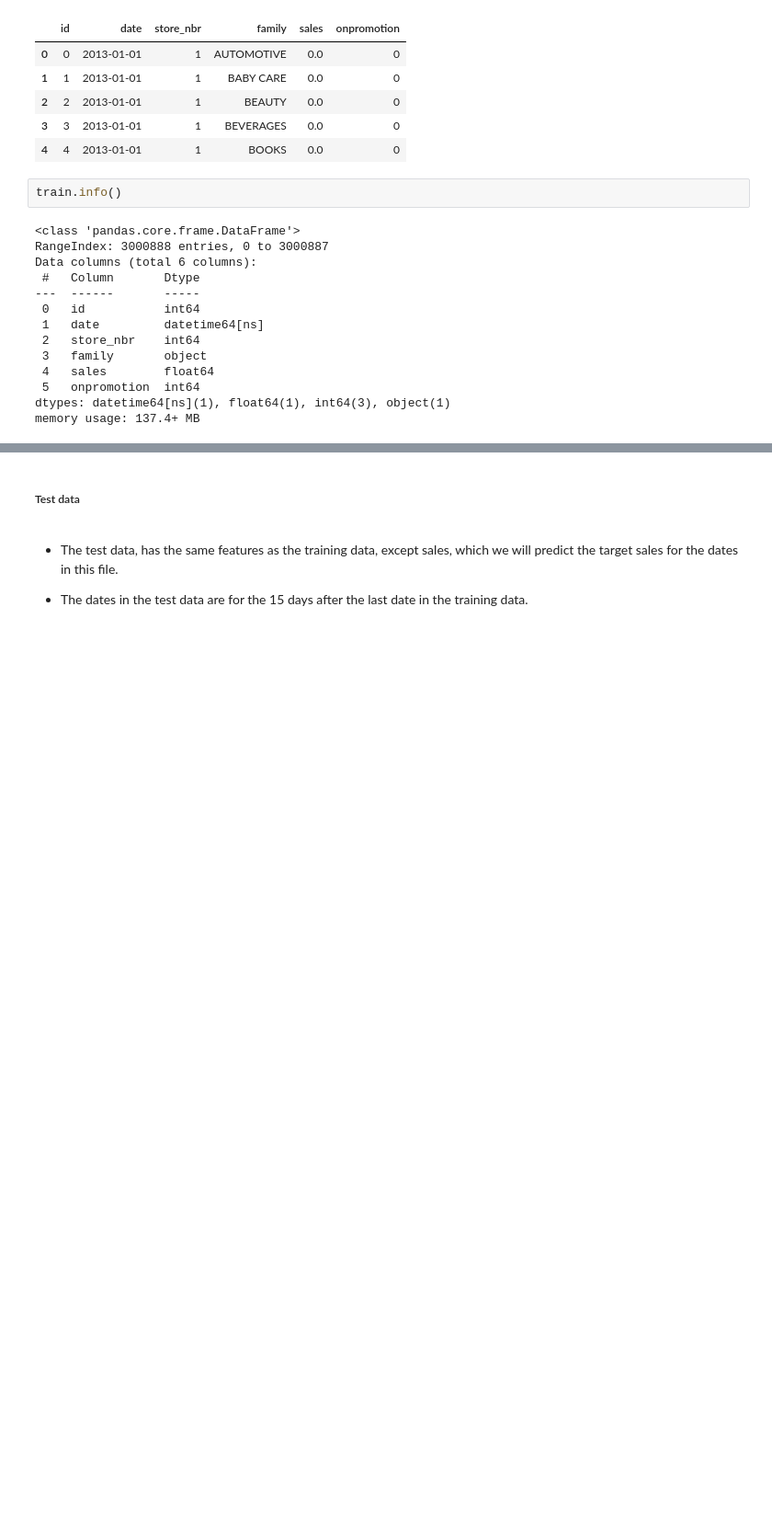
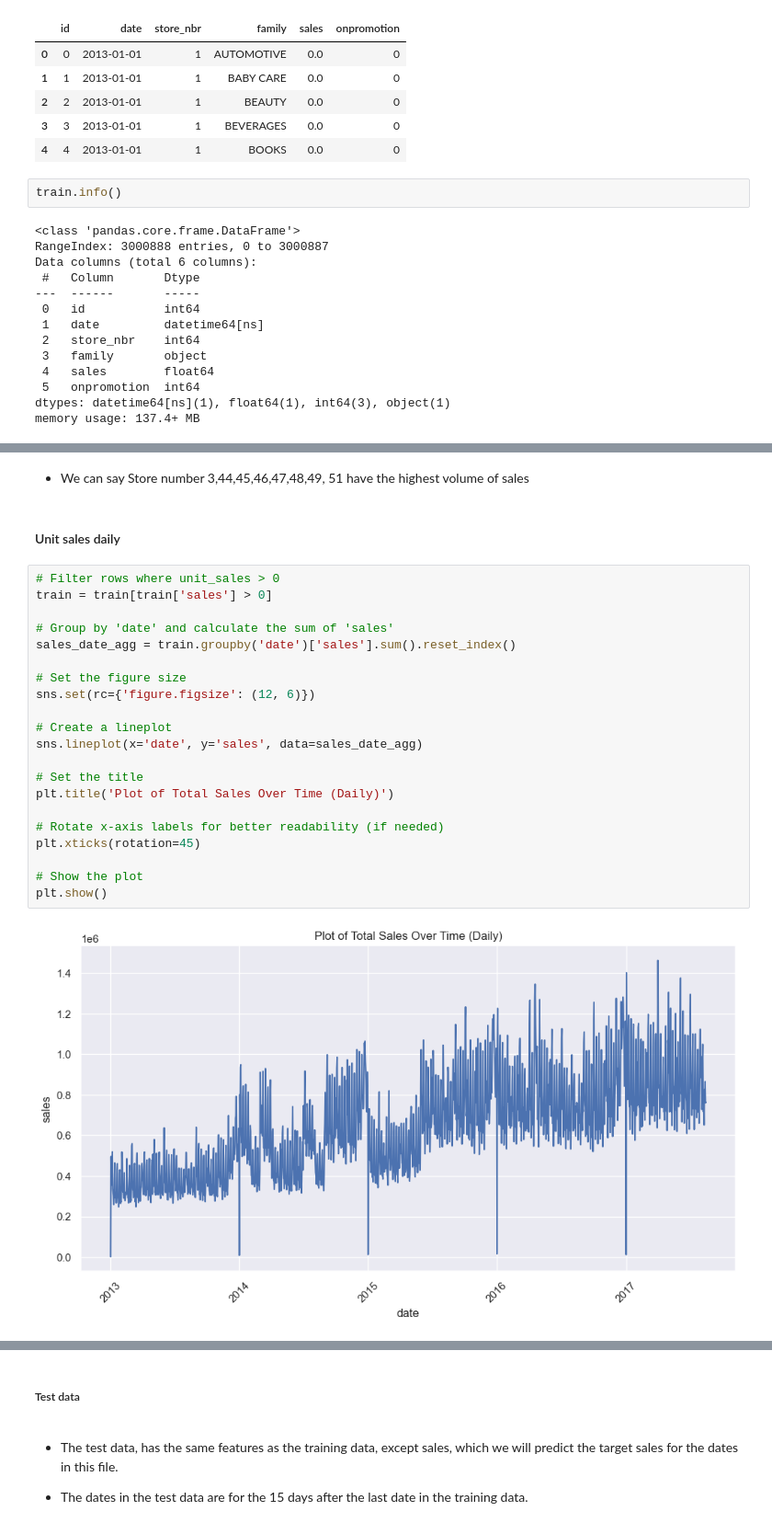
Before and after one commit to Azie88/ML-Regression-Project-Sales-Prediction, a Jupyter notebook: project_notebook.ipynb, the cells around one changed output, grey strips where cells are left out. Shown at 92% size. Cells and saved outputs as stored; diff of their text form; blank space fills up the shorter version.

```diff
--- a/project_notebook.ipynb
+++ b/project_notebook.ipynb
@@ -213,0 +347,27 @@ memory usage: 137.4+ MB
+# %% [markdown]
+- We can say Store number 3,44,45,46,47,48,49, 51 have the highest volume of sales
+# %% [markdown]
+#### Unit sales daily
+# %%
+# Filter rows where unit_sales > 0
+train = train[train['sales'] > 0]
+
+# Group by 'date' and calculate the sum of 'sales'
+sales_date_agg = train.groupby('date')['sales'].sum().reset_index()
+
+# Set the figure size
+sns.set(rc={'figure.figsize': (12, 6)})
+
+# Create a lineplot
+sns.lineplot(x='date', y='sales', data=sales_date_agg)
+
+# Set the title
+plt.title('Plot of Total Sales Over Time (Daily)')
+
+# Rotate x-axis labels for better readability (if needed)
+plt.xticks(rotation=45)
+
+# Show the plot
+plt.show()
+# %% [output]
+[figure, added]
```
Also changed, not shown: parts of 68 cells of this notebook.
